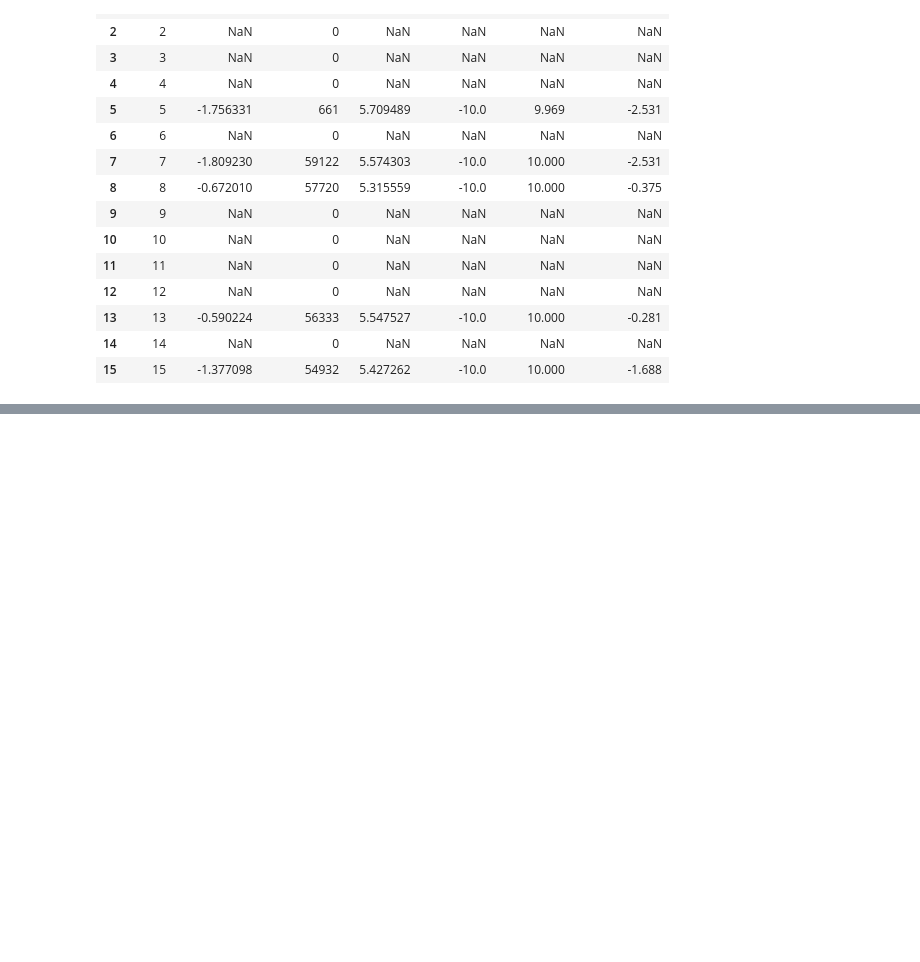
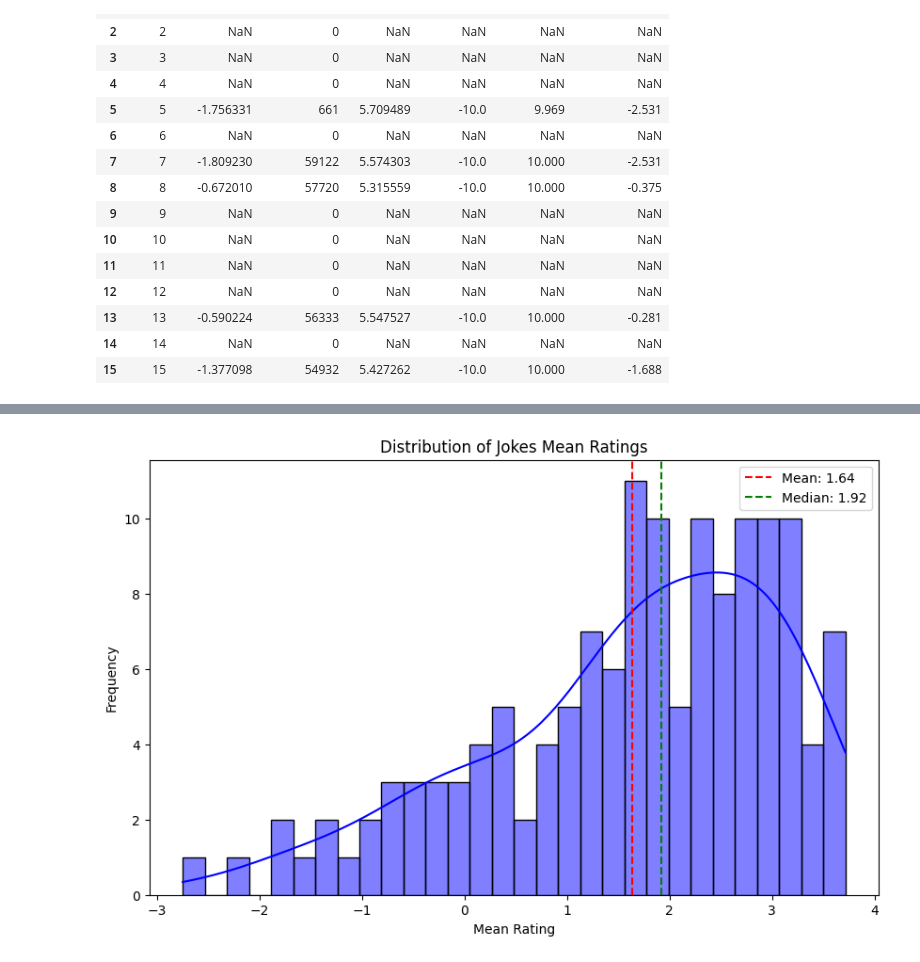
Before and after one commit to ejdam87/joke-recommendation, a Jupyter notebook: data_exploration.ipynb, the cells around one changed output, grey strips where cells are left out. Cells and saved outputs as stored; diff of their text form; code cells hidden in the pictures; blank space fills up the shorter version.

```diff
--- a/data_exploration.ipynb
+++ b/data_exploration.ipynb
@@ -235,0 +275,6 @@ analyze_jokes(ratings_df).head(15)
+# %%
+plot_metric_histogram(jokes_stats, 'mean_rating',
+                     title='Distribution of Jokes Mean Ratings',
+                     color='blue')
+# %% [output]
+[figure, added]
```
Also changed, not shown: parts of 15 cells of this notebook.
